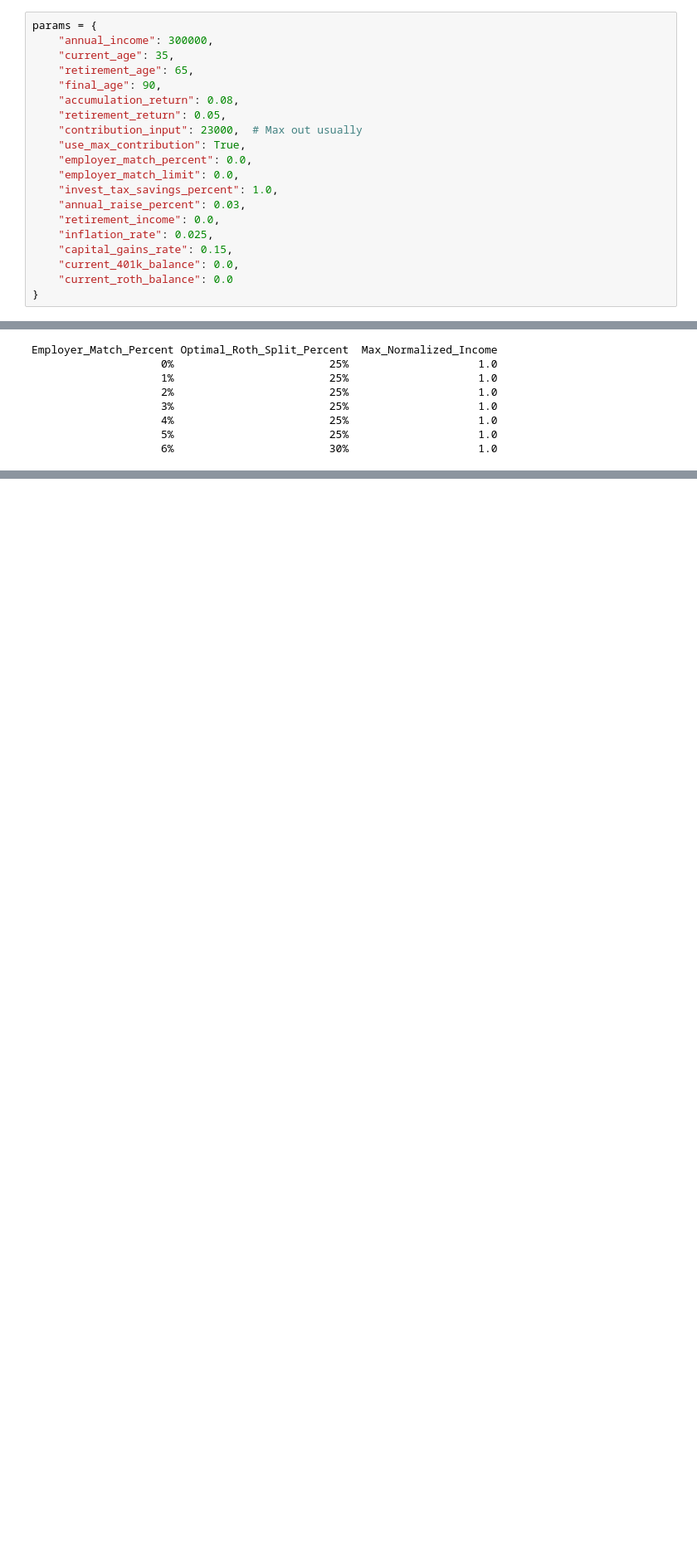
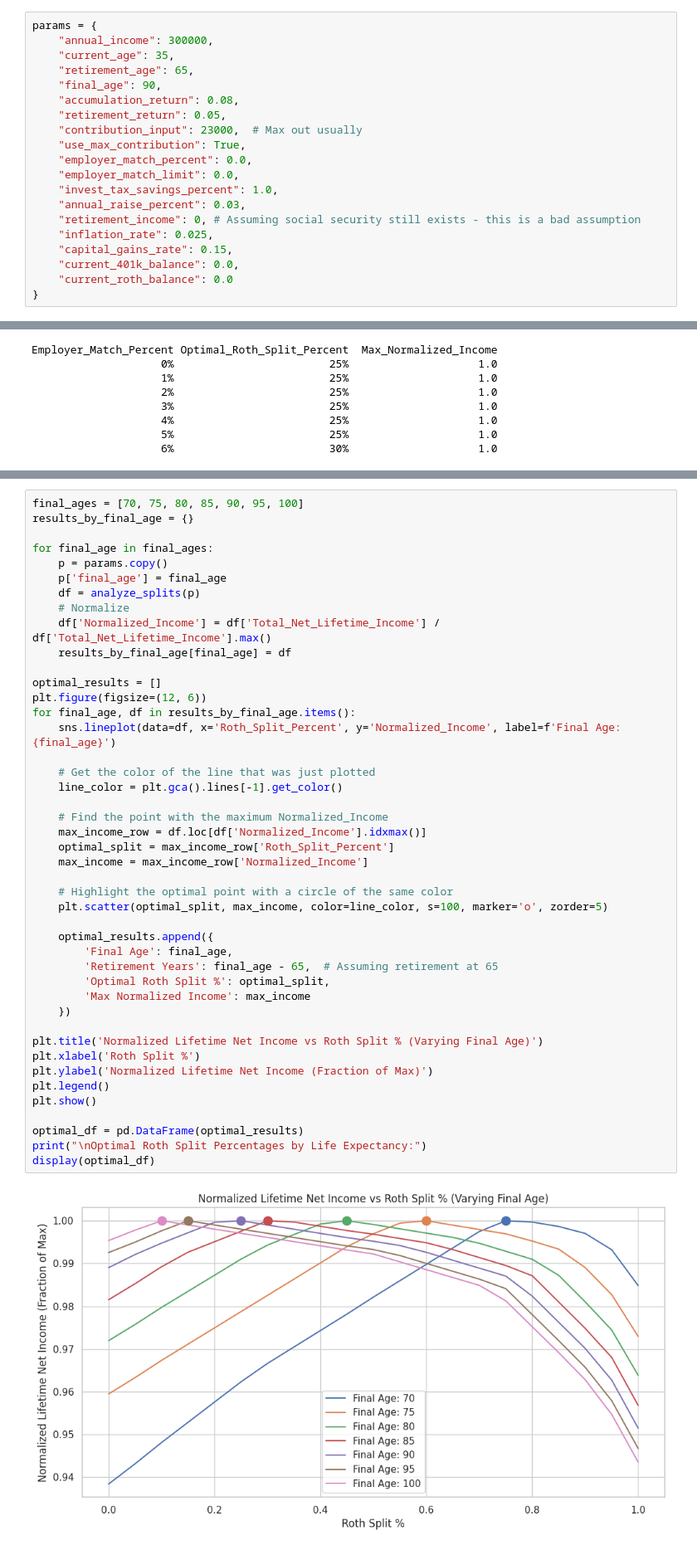
Before and after one commit to msharp9/401k-pretax-vs-roth, a Jupyter notebook: scripts/diminishing_returns.ipynb, the cells around one changed output, grey strips where cells are left out. Shown at 83% size. Saved outputs shown, nothing was run; the diff lists cells and outputs as text; blank space fills up the shorter version.

Commit message:
Exploring optimal split percentage

```diff
--- a/scripts/diminishing_returns.ipynb
+++ b/scripts/diminishing_returns.ipynb
@@ -36,7 +36,7 @@ params = {
     "employer_match_limit": 0.0,
     "invest_tax_savings_percent": 1.0,
     "annual_raise_percent": 0.03,
-    "retirement_income": 0.0,
+    "retirement_income": 0, # Assuming social security still exists - this is a bad assumption
     "inflation_rate": 0.025,
     "capital_gains_rate": 0.15,
     "current_401k_balance": 0.0,
@@ -294,0 +301,46 @@ Employer_Match_Percent Optimal_Roth_Split_Percent  Max_Normalized_Income
+# %%
+final_ages = [70, 75, 80, 85, 90, 95, 100]
+results_by_final_age = {}
+
+for final_age in final_ages:
+    p = params.copy()
+    p['final_age'] = final_age
+    df = analyze_splits(p)
+    # Normalize
+    df['Normalized_Income'] = df['Total_Net_Lifetime_Income'] / df['Total_Net_Lifetime_Income'].max()
+    results_by_final_age[final_age] = df
+
+optimal_results = []
+plt.figure(figsize=(12, 6))
+for final_age, df in results_by_final_age.items():
+    sns.lineplot(data=df, x='Roth_Split_Percent', y='Normalized_Income', label=f'Final Age: {final_age}')
+
+    # Get the color of the line that was just plotted
+    line_color = plt.gca().lines[-1].get_color()
+
+    # Find the point with the maximum Normalized_Income
+    max_income_row = df.loc[df['Normalized_Income'].idxmax()]
+    optimal_split = max_income_row['Roth_Split_Percent']
+    max_income = max_income_row['Normalized_Income']
+
+    # Highlight the optimal point with a circle of the same color
+    plt.scatter(optimal_split, max_income, color=line_color, s=100, marker='o', zorder=5)
+
+    optimal_results.append({
+        'Final Age': final_age,
+        'Retirement Years': final_age - 65,  # Assuming retirement at 65
+        'Optimal Roth Split %': optimal_split,
+        'Max Normalized Income': max_income
+    })
+
+plt.title('Normalized Lifetime Net Income vs Roth Split % (Varying Final Age)')
+plt.xlabel('Roth Split %')
+plt.ylabel('Normalized Lifetime Net Income (Fraction of Max)')
+plt.legend()
+plt.show()
+
+optimal_df = pd.DataFrame(optimal_results)
+print("\nOptimal Roth Split Percentages by Life Expectancy:")
+display(optimal_df)
+# %% [output]
+[figure, added]
```
Also changed, not shown: parts of 14 cells of this notebook.
